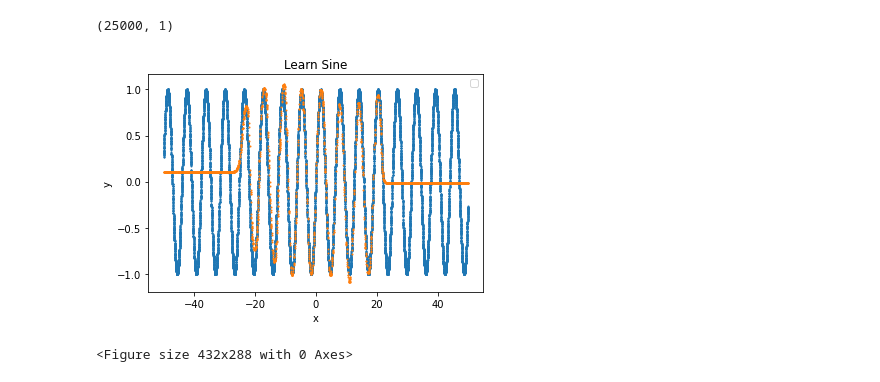
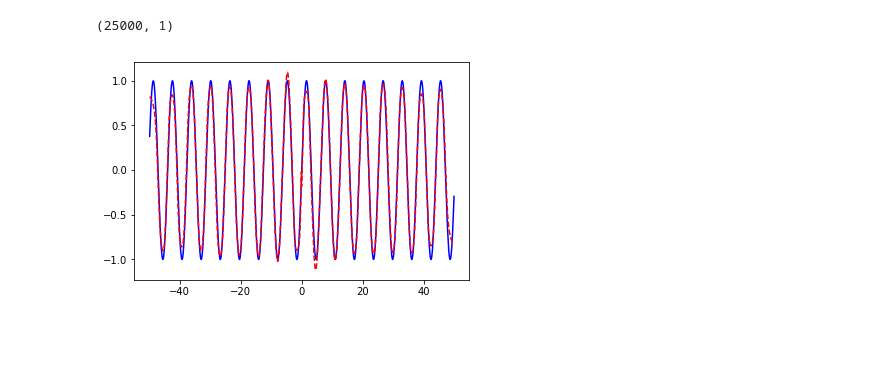
Before and after one commit to DothWalrus/machine_learning_pde, a Jupyter notebook: learn_sine.ipynb, the cells around one changed output. Cells and saved outputs as stored; diff of their text form; code cells hidden in the pictures; blank space fills up the shorter version.

Commit message:
Updated figure.

```diff
--- a/learn_sine.ipynb
+++ b/learn_sine.ipynb
@@ -11,7 +11,7 @@ x_train = -50 + np.random.random((25000,1))*100
 y = np.sin(x_train) #+ np.random.normal((25000))*.1
 # Define model
 model = Sequential()
-model.add(Dense(100, input_dim=1, activation='relu'))
+model.add(Dense(100, input_dim=1, activation='tanh'))
 model.add(Dense(100, activation='tanh'))
 model.add(Dense(100, activation='tanh'))
 model.add(Dense(100, activation='tanh'))
@@ -39,19 +39,16 @@ Epoch 20/20
 <tensorflow.python.keras.callbacks.History at 0x...>
 # %%
-x = -50 + np.random.random((2500,1))*100
+x = np.sort(-50 + np.random.random((2500,1))*100, axis=None)
 predictions = model.predict(x)
 print(np.shape(y))
 #plot
-plt.scatter(x_train, y, s = 1, label='u(x)=sin(x)')
-plt.scatter(x, predictions, s=1, label='f(x)')
-plt.xlabel('x')
-plt.title('Learn Sine')
-plt.ylabel('y')
-plt.legend('')
-plt.show()
+fig = plt.figure()
+ax = fig.add_subplot(111)
+ax.plot(x, np.sin(x), color='blue', label='u(x)=sin(x)')
+ax.plot(x, predictions,'r--', label='g(x)')
+#ax.legend()
 
 tikzplotlib.save("learn_sine.tex")
 # %% [output]
 (25000, 1)
-[figure, old version]
+[figure, new version]
-<Figure size 432x288 with 0 Axes>
```
Also changed, not shown: parts of 1 cell of this notebook.
